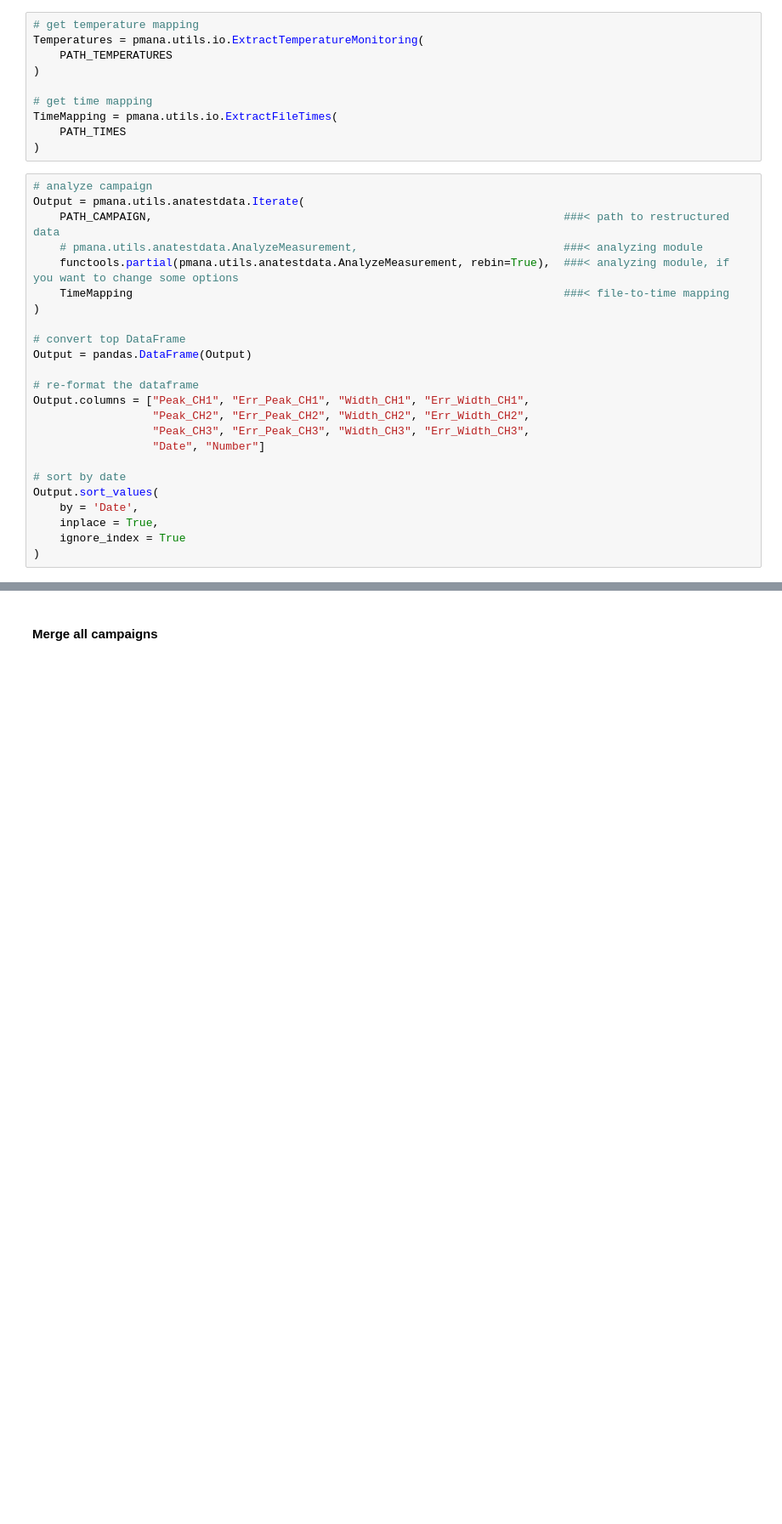
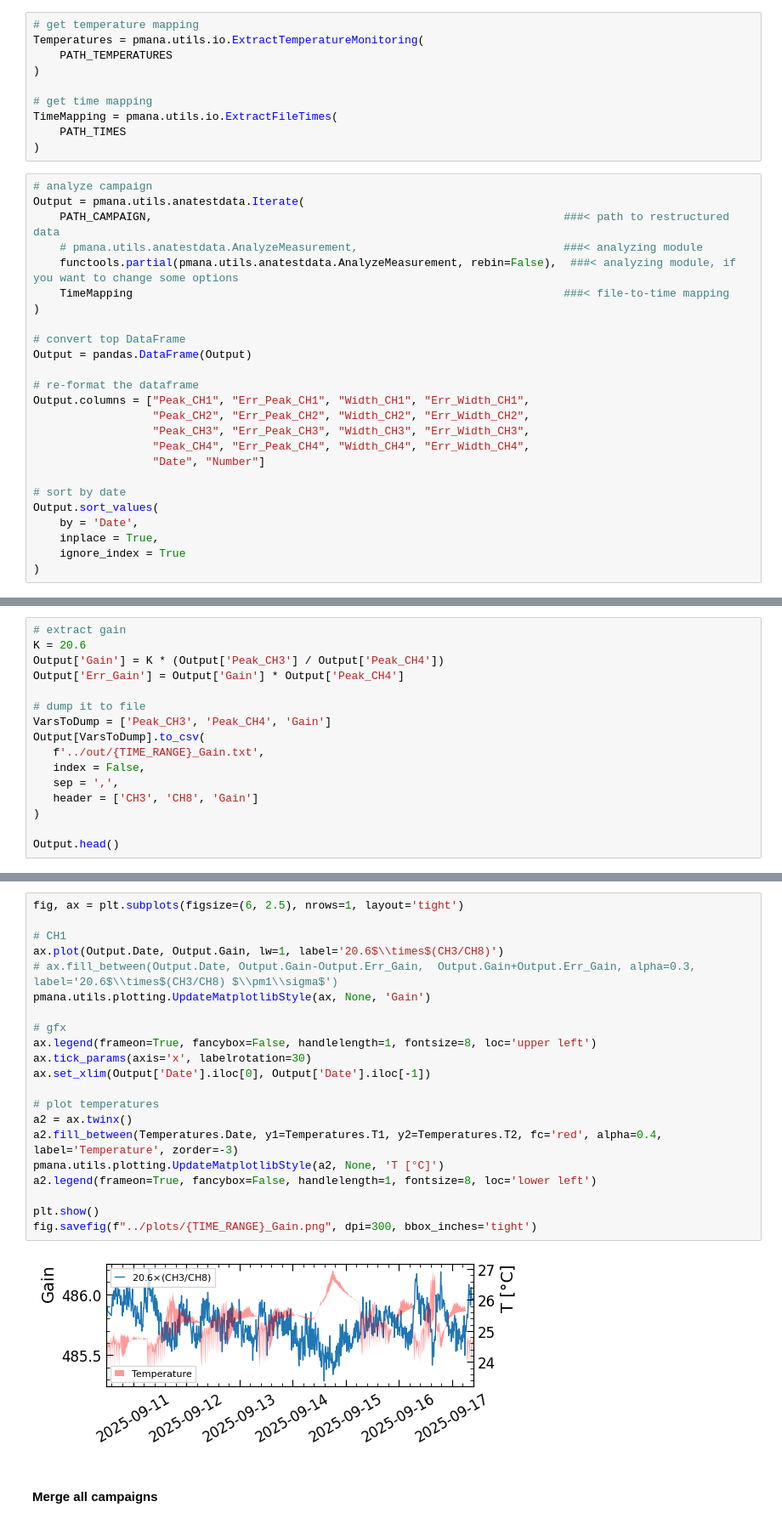
Before and after one commit to rtriozzi/pmana, a Jupyter notebook: notebooks/pmana_testdata.ipynb, the cells around one changed output, grey strips where cells are left out. Shown: that part at 85% size. Drawn from its saved outputs; the diff is of its cells as text; blank space fills up the shorter version.

Commit message:
updated gitignore and added gain

```diff
--- a/notebooks/pmana_testdata.ipynb
+++ b/notebooks/pmana_testdata.ipynb
@@ -79,7 +78,7 @@ TimeMapping = pmana.utils.io.ExtractFileTimes(
 Output = pmana.utils.anatestdata.Iterate(
     PATH_CAMPAIGN,                                                              ###< path to restructured data
     # pmana.utils.anatestdata.AnalyzeMeasurement,                               ###< analyzing module
-    functools.partial(pmana.utils.anatestdata.AnalyzeMeasurement, rebin=True),  ###< analyzing module, if you want to change some options
+    functools.partial(pmana.utils.anatestdata.AnalyzeMeasurement, rebin=False),  ###< analyzing module, if you want to change some options
     TimeMapping                                                                 ###< file-to-time mapping
 )
 
@@ -90,6 +89,7 @@ Output = pandas.DataFrame(Output)
 Output.columns = ["Peak_CH1", "Err_Peak_CH1", "Width_CH1", "Err_Width_CH1",
                   "Peak_CH2", "Err_Peak_CH2", "Width_CH2", "Err_Width_CH2",
                   "Peak_CH3", "Err_Peak_CH3", "Width_CH3", "Err_Width_CH3",
+                  "Peak_CH4", "Err_Peak_CH4", "Width_CH4", "Err_Width_CH4",
                   "Date", "Number"]
 
 # sort by date
@@ -133,0 +143,16 @@ plt.show()
+# %%
+# extract gain
+K = 20.6
+Output['Gain'] = K * (Output['Peak_CH3'] / Output['Peak_CH4'])
+Output['Err_Gain'] = Output['Gain'] * Output['Peak_CH4']
+
+# dump it to file
+VarsToDump = ['Peak_CH3', 'Peak_CH4', 'Gain']
+Output[VarsToDump].to_csv(
+   f'../out/{TIME_RANGE}_Gain.txt',
+   index = False,
+   sep = ',',
+   header = ['CH3', 'CH8', 'Gain']
+)
+
+Output.head()
@@ -134,3 +166,26 @@ plt.show()
+# %%
+fig, ax = plt.subplots(figsize=(6, 2.5), nrows=1, layout='tight')
+
+# CH1
+ax.plot(Output.Date, Output.Gain, lw=1, label='20.6$\\times$(CH3/CH8)')
+# ax.fill_between(Output.Date, Output.Gain-Output.Err_Gain,  Output.Gain+Output.Err_Gain, alpha=0.3, label='20.6$\\times$(CH3/CH8) $\\pm1\\sigma$')
+pmana.utils.plotting.UpdateMatplotlibStyle(ax, None, 'Gain')
+
+# gfx
+ax.legend(frameon=True, fancybox=False, handlelength=1, fontsize=8, loc='upper left')
+ax.tick_params(axis='x', labelrotation=30)
+ax.set_xlim(Output['Date'].iloc[0], Output['Date'].iloc[-1])
+
+# plot temperatures
+a2 = ax.twinx()
+a2.fill_between(Temperatures.Date, y1=Temperatures.T1, y2=Temperatures.T2, fc='red', alpha=0.4, label='Temperature', zorder=-3)
+pmana.utils.plotting.UpdateMatplotlibStyle(a2, None, 'T [°C]')
+a2.legend(frameon=True, fancybox=False, handlelength=1, fontsize=8, loc='lower left')
+
+plt.show()
+fig.savefig(f"../plots/{TIME_RANGE}_Gain.png", dpi=300, bbox_inches='tight')
+# %% [output]
+[figure, added]
 # %% [markdown]
 #### Merge all campaigns
 # %%
```
Also changed, not shown: parts of 5 cells of this notebook, 1 other file.
